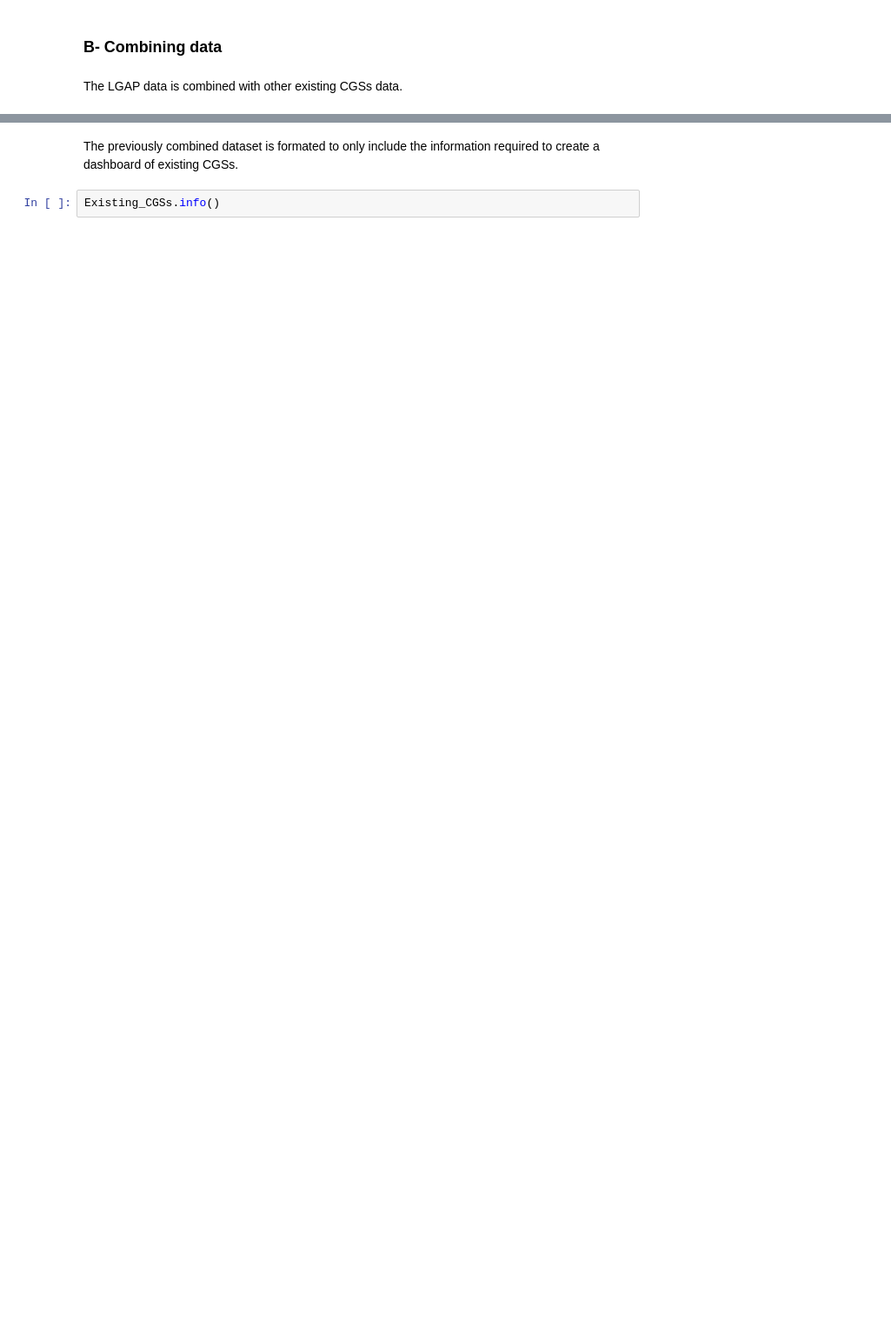
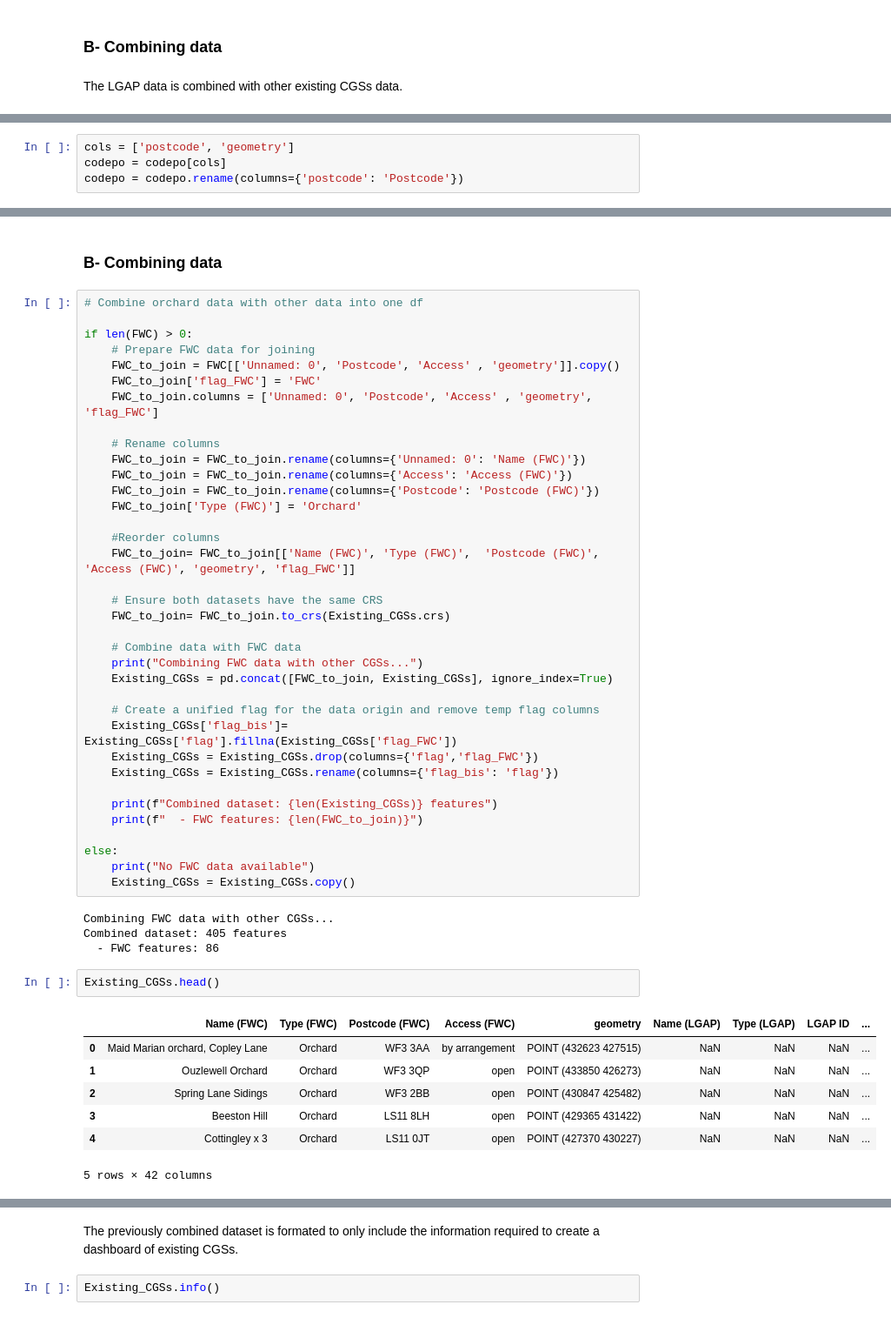
Before and after one commit to MarionC749/LIDA-SEEDS, a Jupyter notebook: Code/1-SEEDS_existingCGS_search.ipynb, the cells around one changed output, grey strips where cells are left out. Shown at 87% size. Cells and saved outputs as stored; diff of their text form; blank space fills up the shorter version.

```diff
--- a/Code/1-SEEDS_existingCGS_search.ipynb
+++ b/Code/1-SEEDS_existingCGS_search.ipynb
@@ -1456,0 +1525,4 @@ Combined dataset: 380 features
+# %%
+cols = ['postcode', 'geometry']
+codepo = codepo[cols]
+codepo = codepo.rename(columns={'postcode': 'Postcode'})
@@ -1457 +1576,53 @@ Combined dataset: 380 features
+# %% [markdown]
+### B- Combining data
+# %%
+# Combine orchard data with other data into one df
+
+if len(FWC) > 0:
+    # Prepare FWC data for joining
+    FWC_to_join = FWC[['Unnamed: 0', 'Postcode', 'Access' , 'geometry']].copy()
+    FWC_to_join['flag_FWC'] = 'FWC'
+    FWC_to_join.columns = ['Unnamed: 0', 'Postcode', 'Access' , 'geometry', 'flag_FWC']
+
+    # Rename columns
+    FWC_to_join = FWC_to_join.rename(columns={'Unnamed: 0': 'Name (FWC)'})
+    FWC_to_join = FWC_to_join.rename(columns={'Access': 'Access (FWC)'})
+    FWC_to_join = FWC_to_join.rename(columns={'Postcode': 'Postcode (FWC)'})
+    FWC_to_join['Type (FWC)'] = 'Orchard'
+
+    #Reorder columns
+    FWC_to_join= FWC_to_join[['Name (FWC)', 'Type (FWC)',  'Postcode (FWC)', 'Access (FWC)', 'geometry', 'flag_FWC']]
+
+    # Ensure both datasets have the same CRS
+    FWC_to_join= FWC_to_join.to_crs(Existing_CGSs.crs)
+
+    # Combine data with FWC data
+    print("Combining FWC data with other CGSs...")
+    Existing_CGSs = pd.concat([FWC_to_join, Existing_CGSs], ignore_index=True)
+
+    # Create a unified flag for the data origin and remove temp flag columns
+    Existing_CGSs['flag_bis']= Existing_CGSs['flag'].fillna(Existing_CGSs['flag_FWC'])
+    Existing_CGSs = Existing_CGSs.drop(columns={'flag','flag_FWC'})
+    Existing_CGSs = Existing_CGSs.rename(columns={'flag_bis': 'flag'})
+
+    print(f"Combined dataset: {len(Existing_CGSs)} features")
+    print(f"  - FWC features: {len(FWC_to_join)}")
+
+else:
+    print("No FWC data available")
+    Existing_CGSs = Existing_CGSs.copy()
+# %% [output]
+Combining FWC data with other CGSs...
+Combined dataset: 405 features
+  - FWC features: 86
+# %%
+Existing_CGSs.head()
+# %% [output]
+|  | Name (FWC) | Type (FWC) | Postcode (FWC) | Access (FWC) | geometry | Name (LGAP) | Type (LGAP) | LGAP ID | ... |
+| 0 | Maid Marian orchard, Copley Lane | Orchard | WF3 3AA | by arrangement | POINT (432623 427515) | NaN | NaN | NaN | ... |
+| 1 | Ouzlewell Orchard | Orchard | WF3 3QP | open | POINT (433850 426273) | NaN | NaN | NaN | ... |
+| 2 | Spring Lane Sidings | Orchard | WF3 2BB | open | POINT (430847 425482) | NaN | NaN | NaN | ... |
+| 3 | Beeston Hill | Orchard | LS11 8LH | open | POINT (429365 431422) | NaN | NaN | NaN | ... |
+| 4 | Cottingley x 3 | Orchard | LS11 0JT | open | POINT (427370 430227) | NaN | NaN | NaN | ... |
+5 rows × 42 columns
 # %% [markdown]
```
Also changed, not shown: parts of 46 cells of this notebook.
